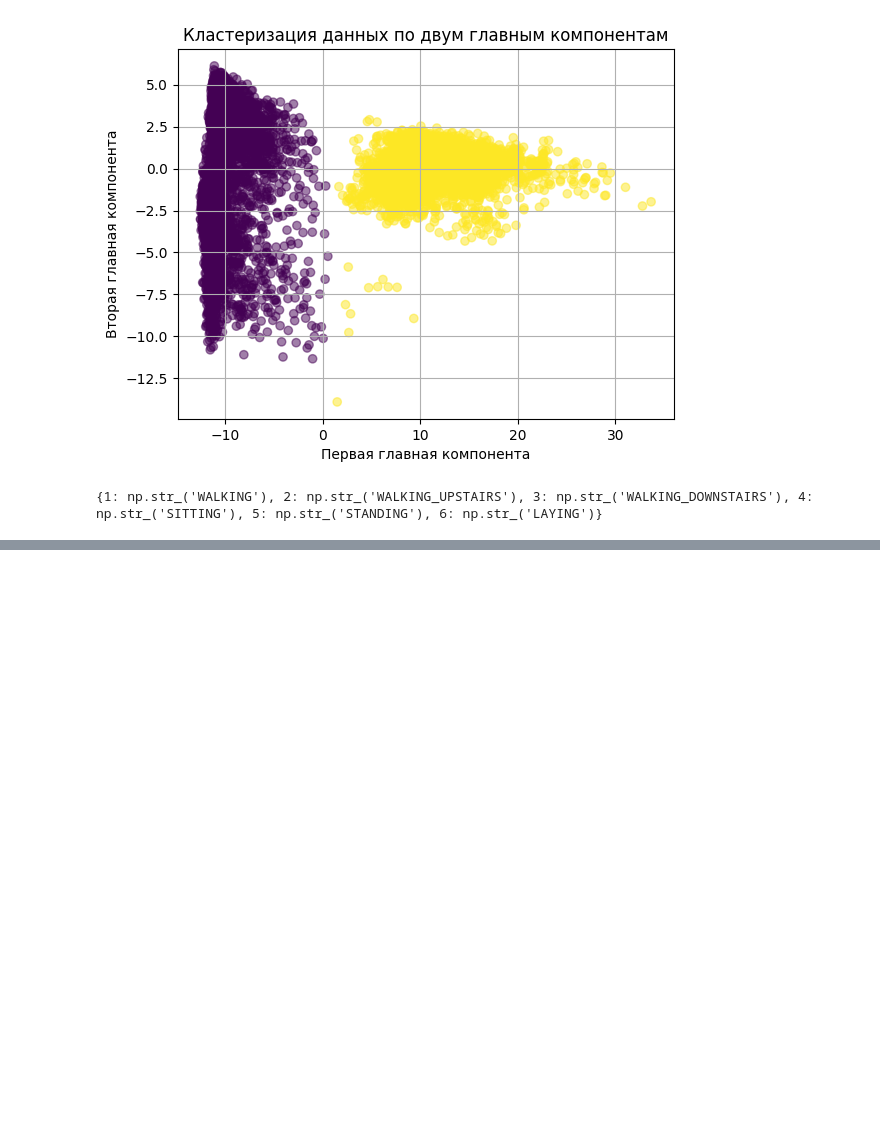
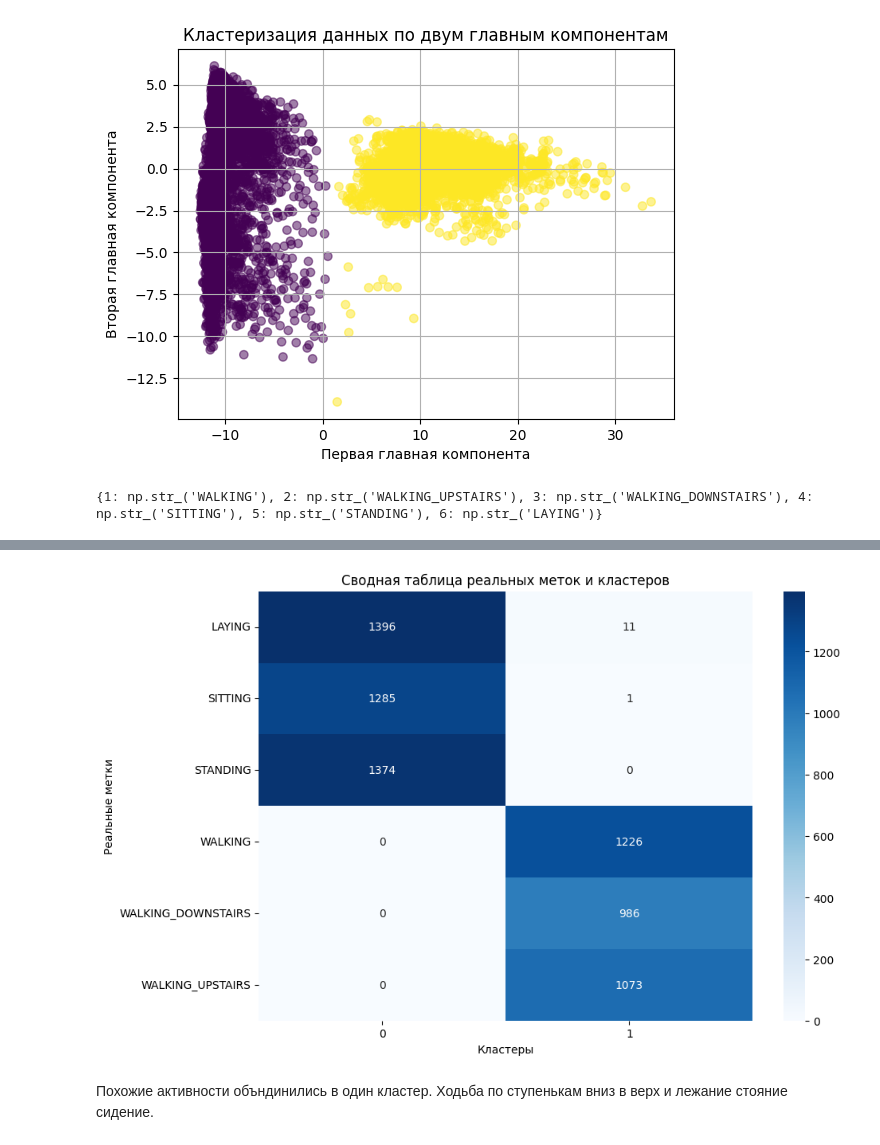
Before and after one commit to korsh624/DS, a Jupyter notebook: 2.6/task.ipynb, the cells around one changed output, grey strips where cells are left out. Saved outputs shown, nothing was run; the diff lists cells and outputs as text; code cells hidden in the pictures; blank space fills up the shorter version.

```diff
--- a/2.6/task.ipynb
+++ b/2.6/task.ipynb
@@ -92,3 +93,6 @@ y=np.loadtxt('y_train.txt')
 y_labels=[activity_dict[label] for label in y]
 # %%
 df=pd.DataFrame({'Cluster':labels, 'Activity': y_labels})
+# %%
+pivot_table=pd.crosstab(df['Activity'], df['Cluster'])
+print(pivot_table)
@@ -94,0 +108,11 @@ df=pd.DataFrame({'Cluster':labels, 'Activity': y_labels})
+# %%
+plt.figure(figsize=(10,7))
+sns.heatmap(pivot_table, annot=True, fmt='d', cmap='Blues')
+plt.xlabel('Кластеры')
+plt.ylabel('Реальные метки')
+plt.title('Сводная таблица реальных меток и кластеров')
+plt.show()
+# %% [output]
+[figure, added]
+# %% [markdown]
+Похожие активности объндинились в один кластер. Ходьба по ступенькам вниз в верх и лежание стояние сидение.
```
Also changed, not shown: parts of 2 cells of this notebook.
